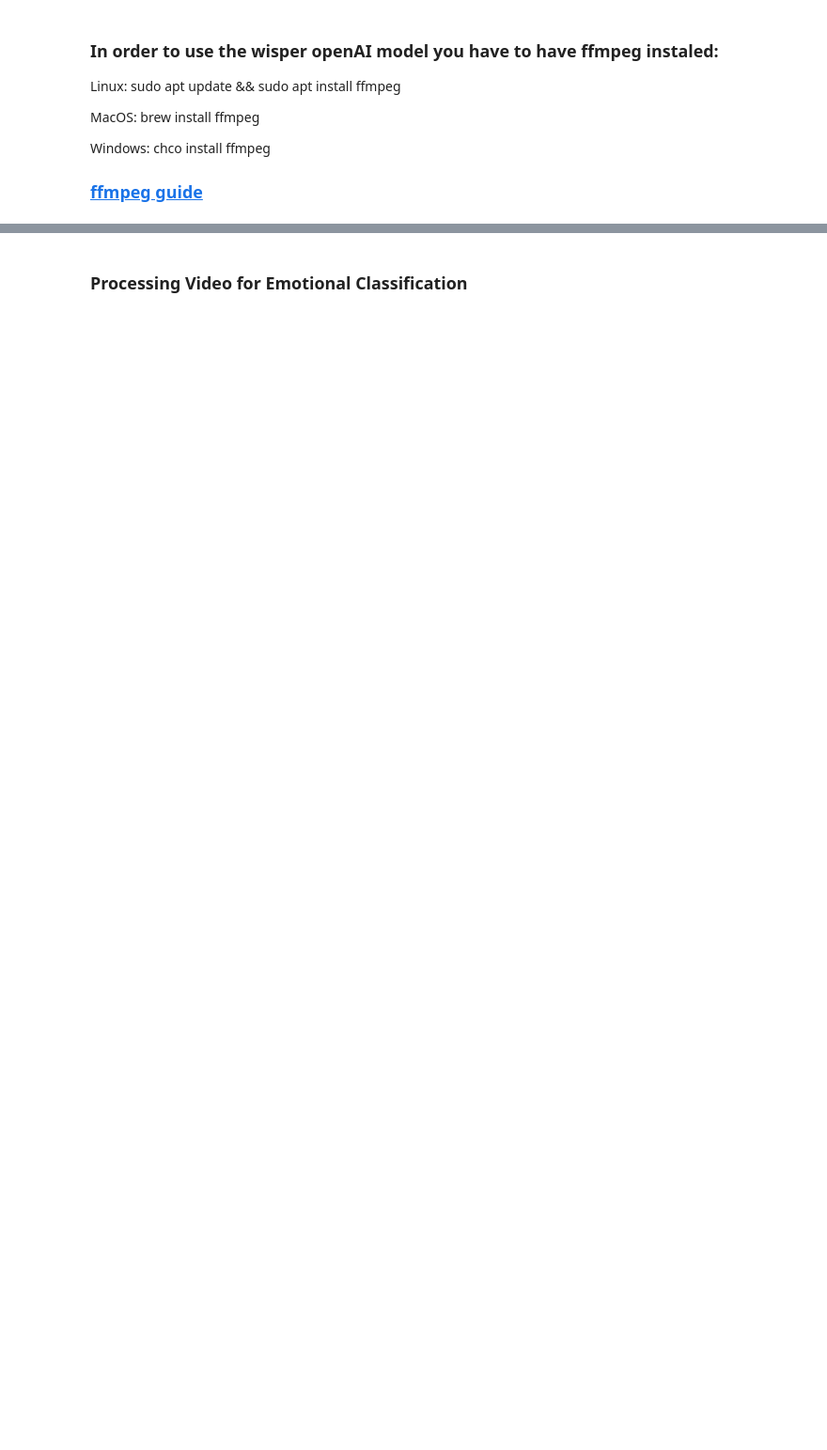
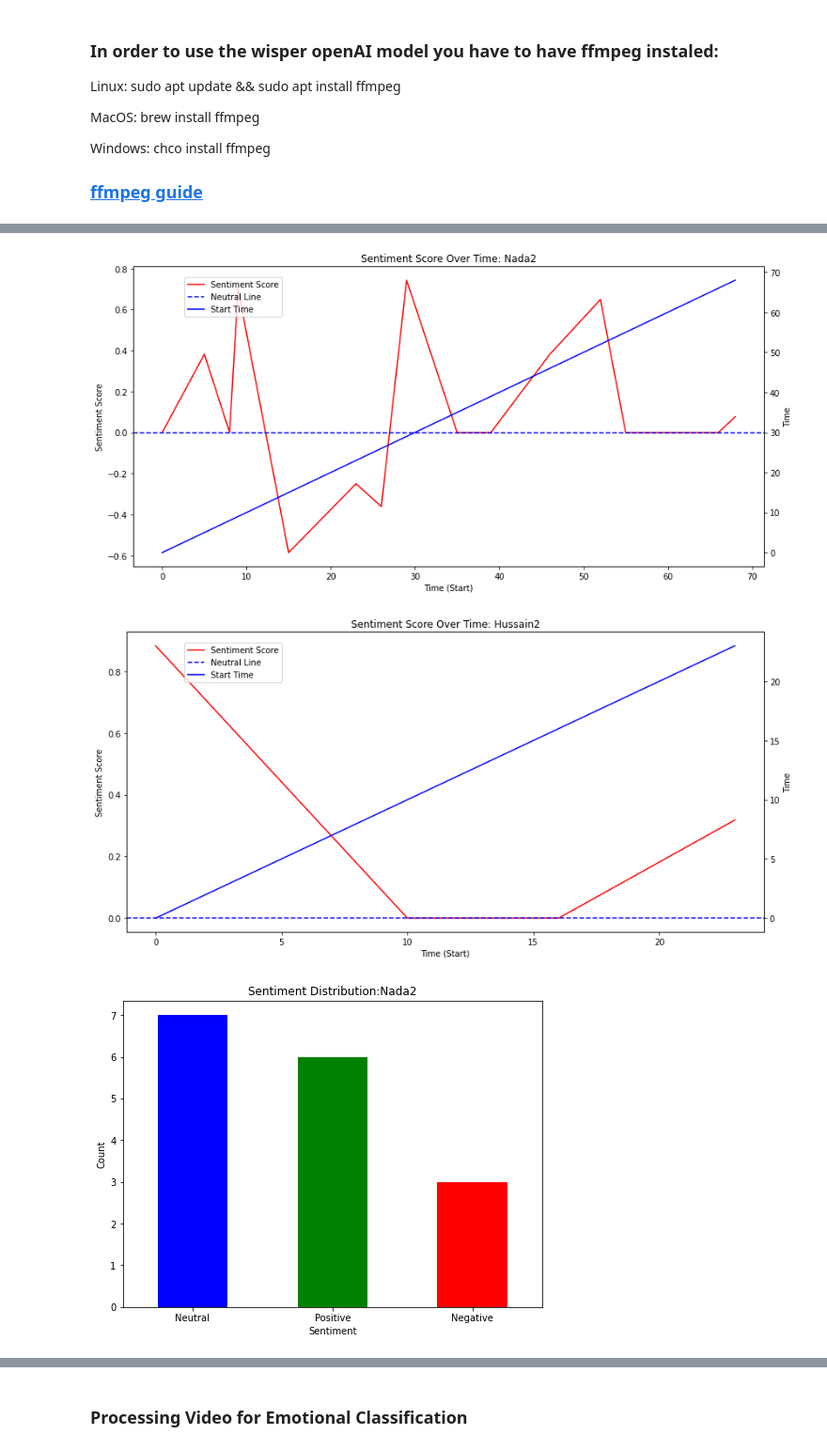
Before and after one commit to rdeswardt/CM3070, a Jupyter notebook: Final Notebook.ipynb, the cells around one changed output, grey strips where cells are left out. Shown at 94% size. Drawn from its saved outputs; the diff is of its cells as text; code cells hidden in the pictures; blank space fills up the shorter version.

```diff
--- a/Final Notebook.ipynb
+++ b/Final Notebook.ipynb
@@ -162,2 +265,3 @@ def transScribeVideo(video_path):
 # %%
-transcription, video = transScribeVideo(file_path)
+transcription_results = transcribe_videos(files)
+transcription_results
@@ -297,0 +528,33 @@ processedData[['sentiment','sentiment_weights']]
+# %%
+import matplotlib.pyplot as plt
+
+def plot_sentiment_count(results):
+
+    for video_name, result_df in zip(files, results):
+        # Create a DataFrame (you should already have this)
+        df = pd.DataFrame(result_df)
+
+        # Count the occurrences of each sentiment
+        sentiment_counts = df['sentiment'].value_counts()
+
+        # Plot the sentiment distribution
+        plt.figure(figsize=(8, 6))
+        sentiment_counts.plot(kind='bar', color=['blue', 'green', 'red'])
+
+        # Split the string by the backslash `\` to get parts
+        parts = video_name.split('\\')
+        # Extract the last part as the video name
+        Name = parts[-1]
+
+        plt.title('Sentiment Distribution:' + Name)
+        plt.xlabel('Sentiment')
+        plt.ylabel('Count')
+        plt.xticks(rotation=0)  # Rotate x-axis labels for better readability
+        plt.show()
+# %%
+plot_sentiment_over_time(sentimentResults)
+plot_sentiment_count(sentimentResults)
+# %% [output]
+[figure, added]
+[figure, added]
+[figure, added]
```
Also changed, not shown: parts of 63 cells of this notebook, 5 other files.
